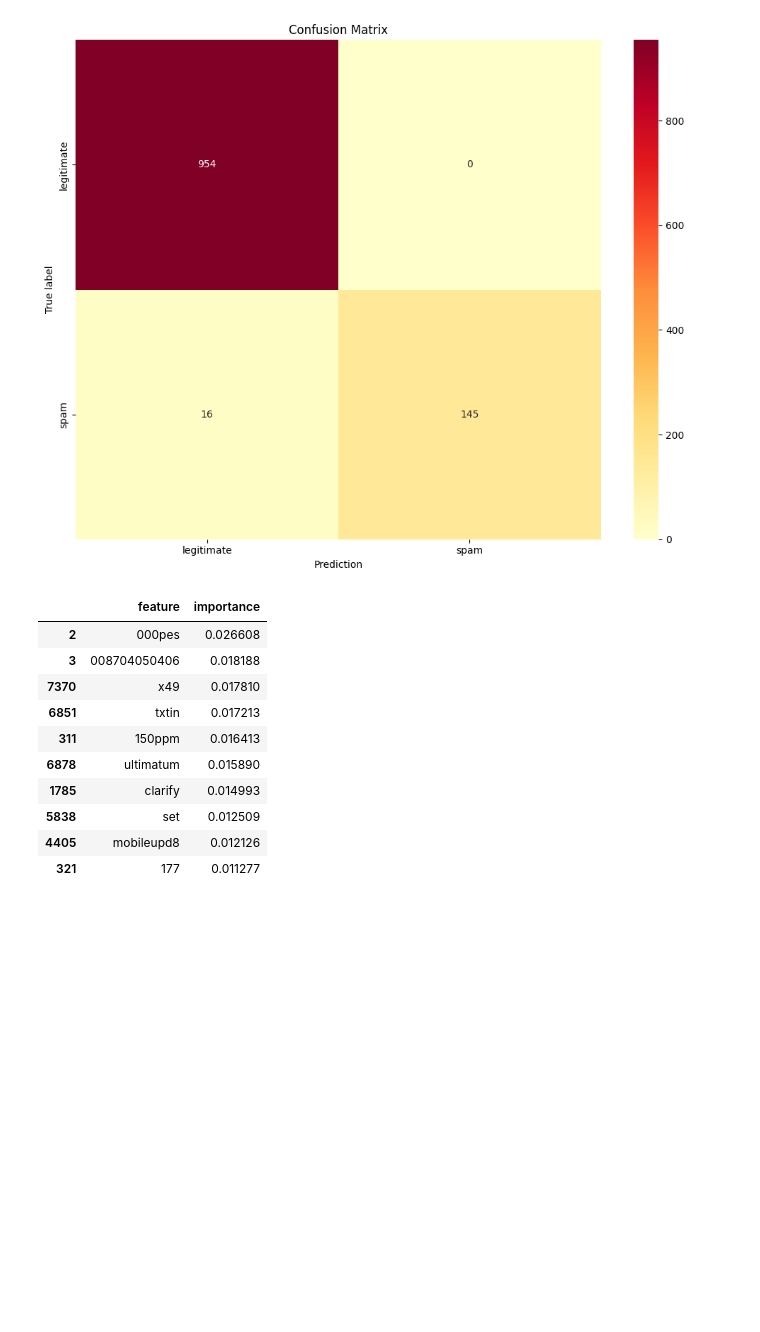
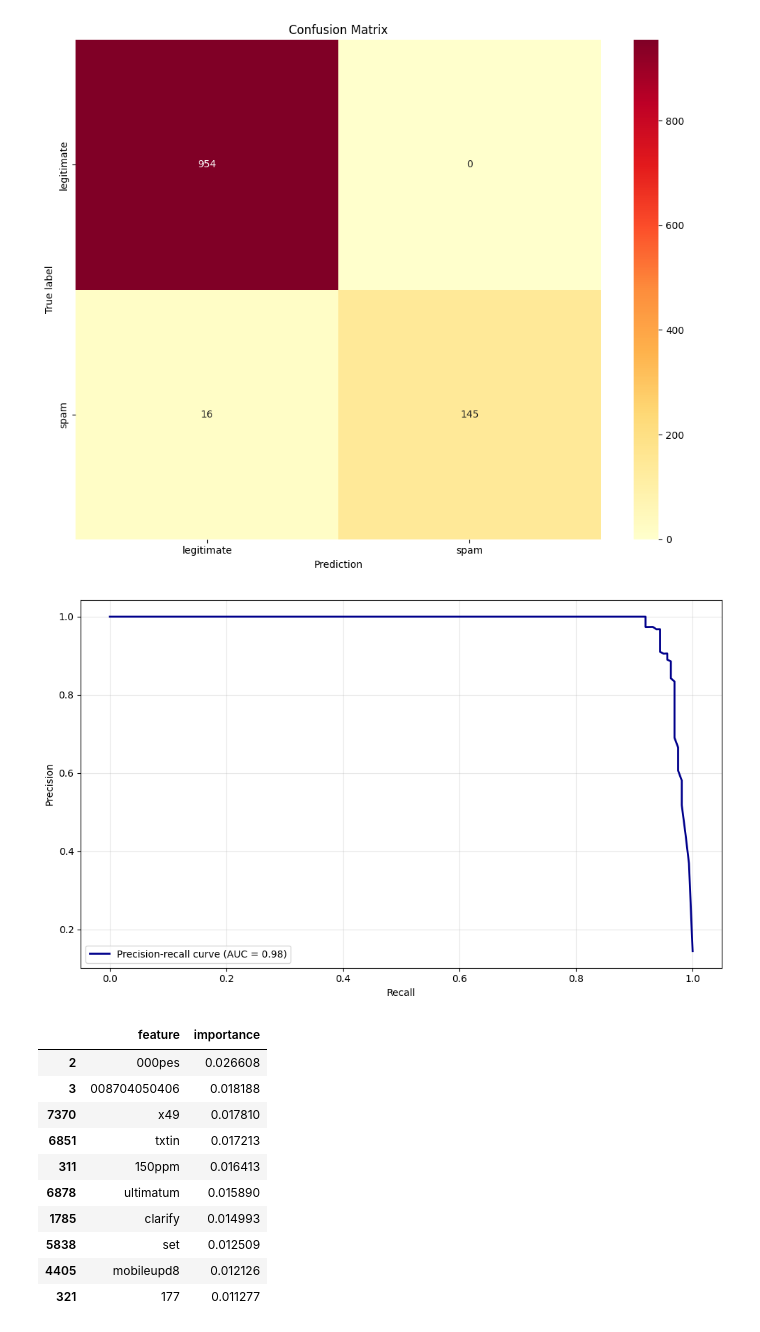
Before and after one commit to AkagiShigeru/sms_spam_classification, a Jupyter notebook: sms_classification/eda.ipynb, the cells around one changed output. Cells and saved outputs as stored; diff of their text form; code cells hidden in the pictures; blank space fills up the shorter version.

```diff
--- a/sms_classification/eda.ipynb
+++ b/sms_classification/eda.ipynb
@@ -376,5 +387,9 @@ weighted avg       0.99      0.99      0.99      1115
 plot_confusion_matrix(confusion_matrix(y_val, y_preds))
 # %% [output]
 [figure]
+# %%
+plot_precision_recall(pipeline_sel, X_val, y_val)
+# %% [output]
+[figure, added]
 # %%
 # perm_imp = get_feature_importance(pipeline_sel, num_cols, text_col, X_val, y_val)
```
Also changed, not shown: parts of 24 cells of this notebook, 2 other files.
